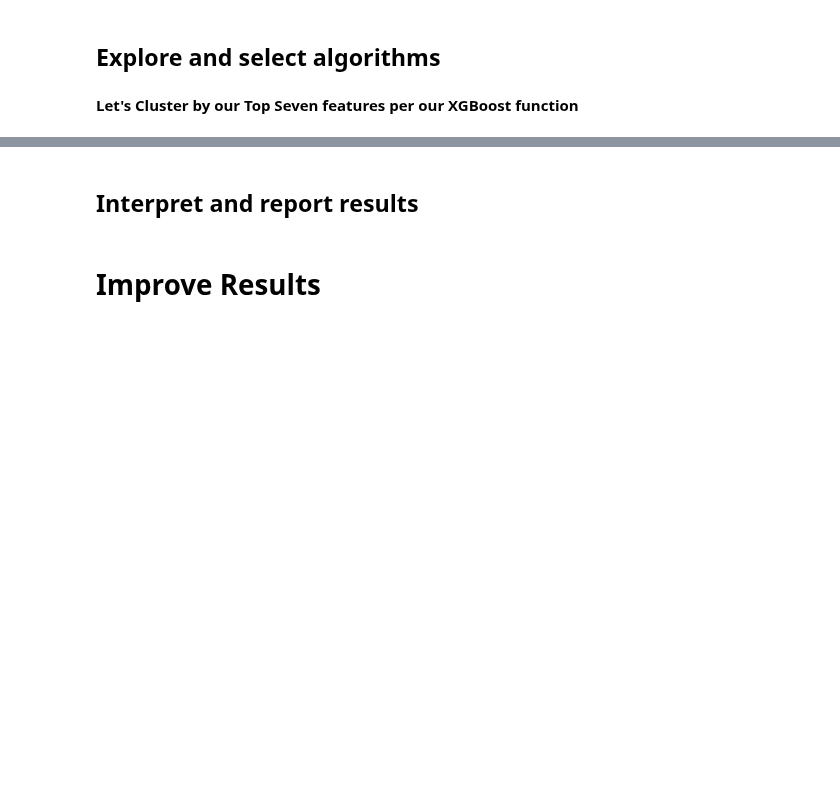
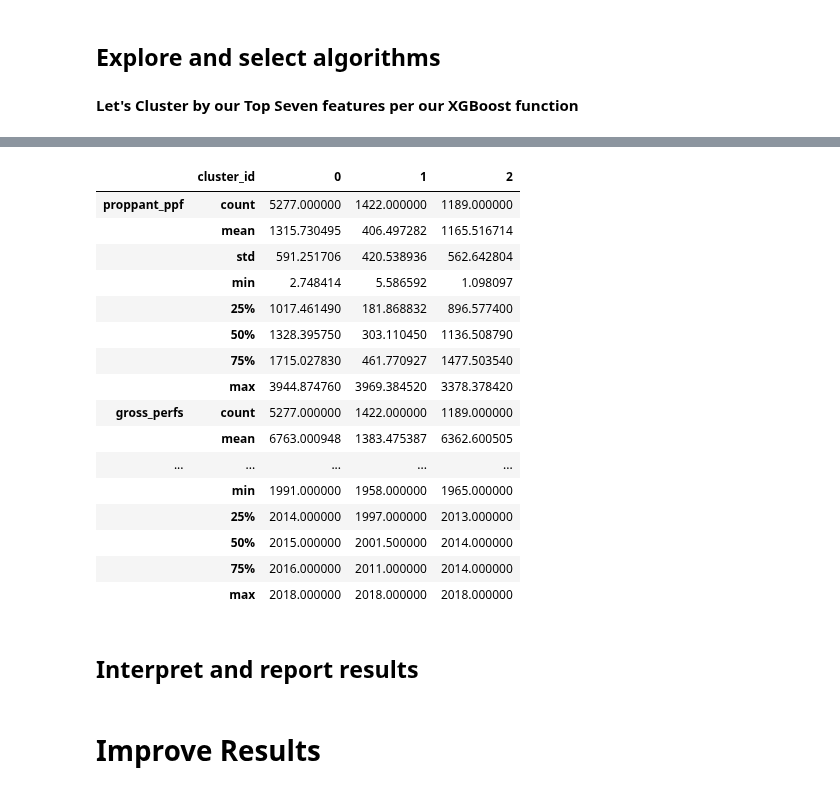
Before and after one commit to duc-analytica/DUC, a Jupyter notebook: model.ipynb, the cells around one changed output, grey strips where cells are left out. Cells and saved outputs as stored; diff of their text form; code cells hidden in the pictures; blank space fills up the shorter version.

```diff
--- a/model.ipynb
+++ b/model.ipynb
@@ -188,3 +189,4 @@ model.pregression_test(df, xfeatures, yfeature, 0.70)
 **Let's Cluster by our Top Seven features per our XGBoost function**
 # %%
 col_list = ['proppant_ppf', 'gross_perfs', 'tvd', 'frac_fluid_gpf', 'gor_hist', 'encoded_oper', 'vintage']
+col_list = pd.DataFrame(preprocessing.scale(col_list))
@@ -197,3 +209,23 @@ AttributeError: 'tuple' object has no attribute 'head'
+# %%
+df.groupby('cluster_id')['proppant_ppf', 'gross_perfs', 'tvd', 'frac_fluid_gpf', 'gor_hist', 'encoded_oper', 'vintage'].describe().T
+# %% [output]
+|  | cluster_id | 0 | 1 | 2 |
+| proppant_ppf | count | 5277.000000 | 1422.000000 | 1189.000000 |
+|  | mean | 1315.730495 | 406.497282 | 1165.516714 |
+|  | std | 591.251706 | 420.538936 | 562.642804 |
+|  | min | 2.748414 | 5.586592 | 1.098097 |
+|  | 25% | 1017.461490 | 181.868832 | 896.577400 |
+|  | 50% | 1328.395750 | 303.110450 | 1136.508790 |
+|  | 75% | 1715.027830 | 461.770927 | 1477.503540 |
+|  | max | 3944.874760 | 3969.384520 | 3378.378420 |
+| gross_perfs | count | 5277.000000 | 1422.000000 | 1189.000000 |
+|  | mean | 6763.000948 | 1383.475387 | 6362.600505 |
+| ... | ... | ... | ... | ... |
+|  | min | 1991.000000 | 1958.000000 | 1965.000000 |
+|  | 25% | 2014.000000 | 1997.000000 | 2013.000000 |
+|  | 50% | 2015.000000 | 2001.500000 | 2014.000000 |
+|  | 75% | 2016.000000 | 2011.000000 | 2014.000000 |
+|  | max | 2018.000000 | 2018.000000 | 2018.000000 |
 # %% [markdown]
 ## Interpret and report results
 # %% [markdown]
```
Also changed, not shown: parts of 4 cells of this notebook, 1 other file.
